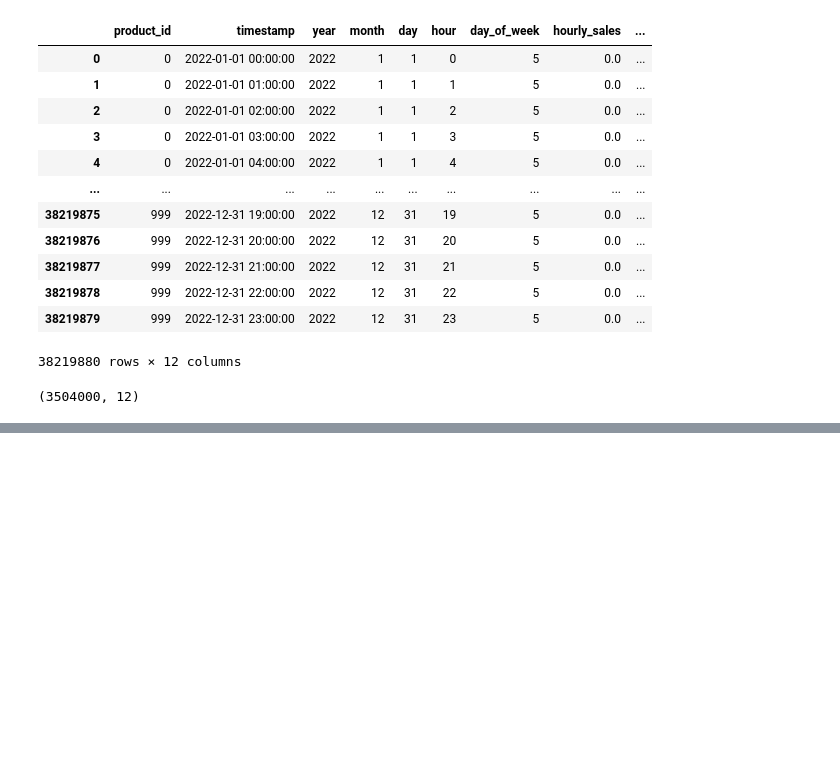
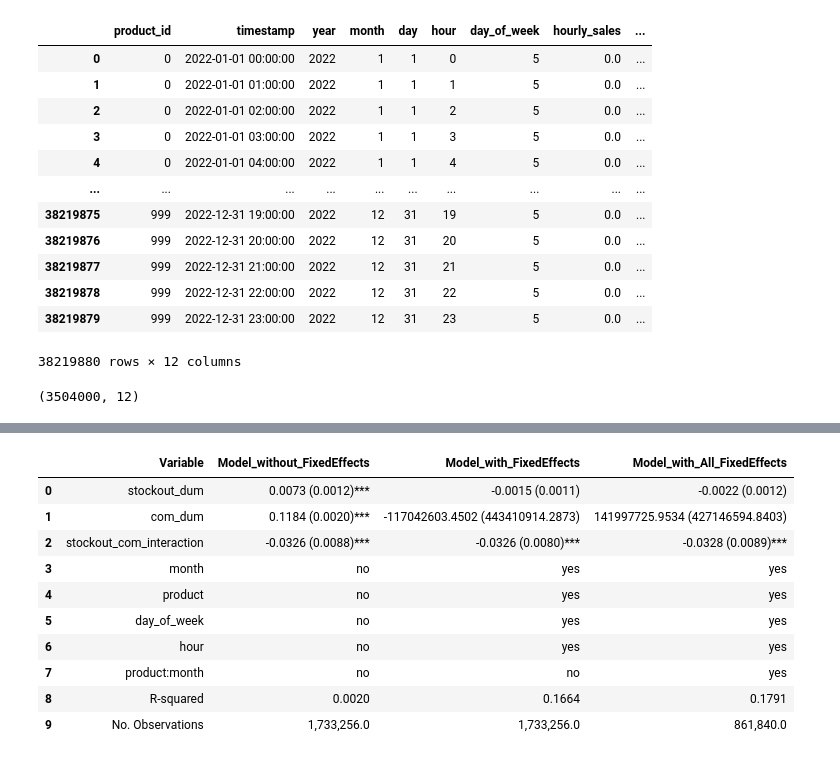
Before and after one commit to marcelo-ghia/StockOut_Analysis, a Jupyter notebook: src/3_Regression.ipynb, the cells around one changed output, grey strips where cells are left out. Drawn from its saved outputs; the diff is of its cells as text; code cells hidden in the pictures; blank space fills up the shorter version.

```diff
--- a/src/3_Regression.ipynb
+++ b/src/3_Regression.ipynb
@@ -263,0 +310,10 @@ print(tabulate(summary_table_list, headers, tablefmt="grid"))
+# %%
+headers = ['Variable', 'Model_with_FixedEffects', 'Model_without_FixedEffects']
+# Add the headers to the DataFrame
+summary_table.columns = headers
+# %%
+# Replace "day" with "product"
+summary_table['Variable'] = summary_table['Variable'].replace('day', 'product')
+
+# Rearrange the columns
+summary_table = summary_table[['Variable', 'Model_without_FixedEffects', 'Model_with_FixedEffects']]
@@ -263,0 +413,6 @@ print(tabulate(summary_table_list, headers, tablefmt="grid"))
+# %%
+# Create a new column with the values from summary_table_aux
+summary_table['Model_with_All_FixedEffects'] = [row[1] for row in summary_table_aux]
+
+# Print the updated summary_table DataFrame
+print(summary_table)
@@ -263,0 +437,13 @@ print(tabulate(summary_table_list, headers, tablefmt="grid"))
+# %%
+# Create a new row for product:month
+new_row_product_month = ['product:month', 'no', 'no', 'yes']
+
+# Find the index position of the "hour" row
+hour_index = summary_table.index[summary_table['Variable'] == 'hour'][0]
+
+# Insert the new row below the hour row
+summary_table = summary_table.append(pd.Series(new_row_product_month, index=summary_table.columns), ignore_index=True)
+summary_table = pd.concat([summary_table.iloc[:hour_index + 1], summary_table.iloc[-1:], summary_table.iloc[hour_index + 1:-1]], ignore_index=True)
+
+# Print the updated summary_table DataFrame
+print(summary_table)
@@ -263,0 +468,14 @@ print(tabulate(summary_table_list, headers, tablefmt="grid"))
+# %%
+summary_table
+# %% [output]
+|  | Variable | Model_without_FixedEffects | Model_with_FixedEffects | Model_with_All_FixedEffects |
+| 0 | stockout_dum | 0.0073 (0.0012)*** | -0.0015 (0.0011) | -0.0022 (0.0012) |
+| 1 | com_dum | 0.1184 (0.0020)*** | -117042603.4502 (443410914.2873) | 141997725.9534 (427146594.8403) |
+| 2 | stockout_com_interaction | -0.0326 (0.0088)*** | -0.0326 (0.0080)*** | -0.0328 (0.0089)*** |
+| 3 | month | no | yes | yes |
+| 4 | product | no | yes | yes |
+| 5 | day_of_week | no | yes | yes |
+| 6 | hour | no | yes | yes |
+| 7 | product:month | no | no | yes |
+| 8 | R-squared | 0.0020 | 0.1664 | 0.1791 |
+| 9 | No. Observations | 1,733,256.0 | 1,733,256.0 | 861,840.0 |
```
Also changed, not shown: parts of 17 cells of this notebook.
